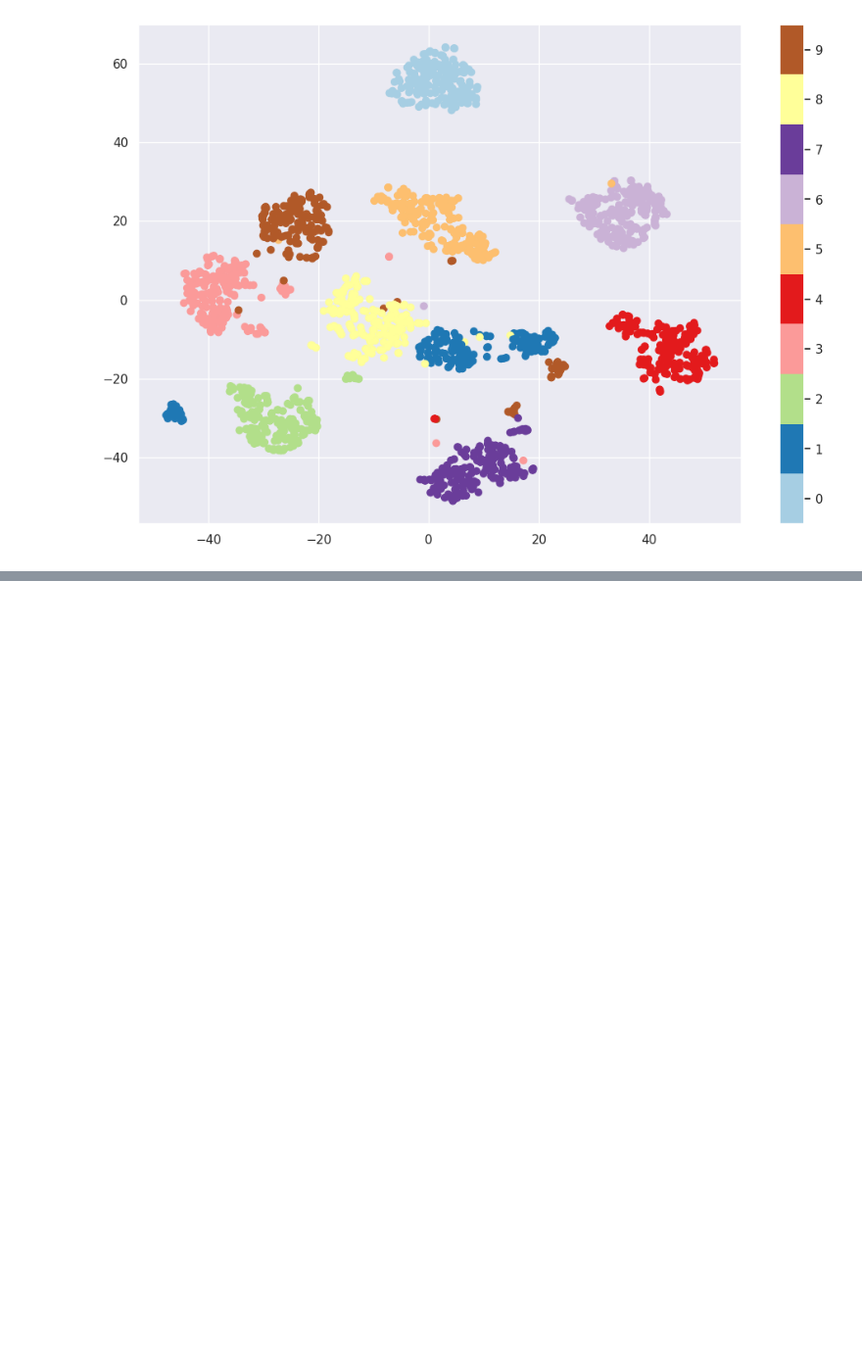
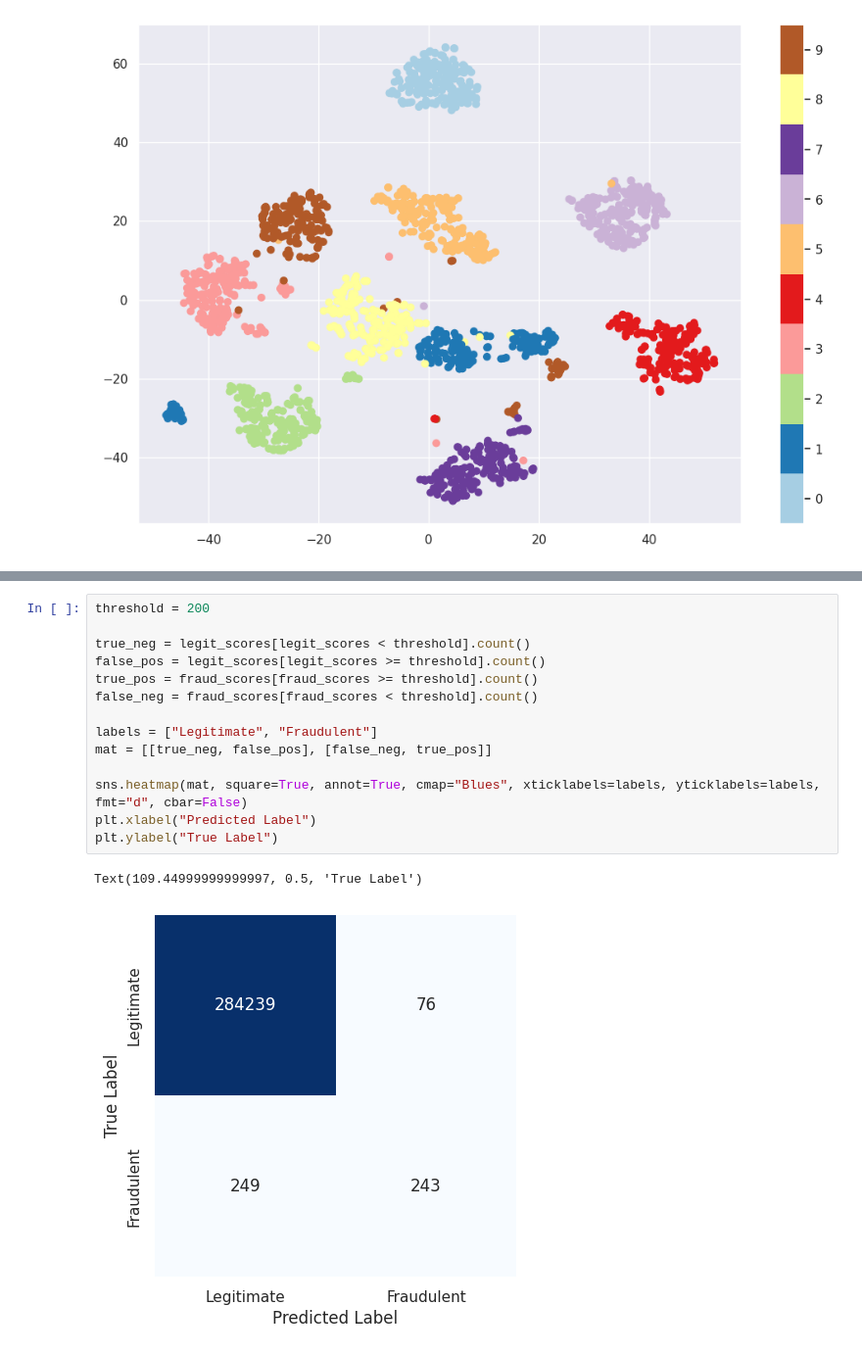
Before and after one commit to pbwauyo/learn-ml, a Jupyter notebook: 8 - pca.ipynb, the cells around one changed output, grey strips where cells are left out. Shown at 98% size. Drawn from its saved outputs; the diff is of its cells as text; blank space fills up the shorter version.

```diff
--- a/8 - pca.ipynb
+++ b/8 - pca.ipynb
@@ -165,0 +214,17 @@ plt.clim(-0.5, 9.5)
+# %%
+threshold = 200
+
+true_neg = legit_scores[legit_scores < threshold].count()
+false_pos = legit_scores[legit_scores >= threshold].count()
+true_pos = fraud_scores[fraud_scores >= threshold].count()
+false_neg = fraud_scores[fraud_scores < threshold].count()
+
+labels = ["Legitimate", "Fraudulent"]
+mat = [[true_neg, false_pos], [false_neg, true_pos]]
+
+sns.heatmap(mat, square=True, annot=True, cmap="Blues", xticklabels=labels, yticklabels=labels, fmt="d", cbar=False)
+plt.xlabel("Predicted Label")
+plt.ylabel("True Label")
+# %% [output]
+Text(109.44999999999997, 0.5, 'True Label')
+[figure, added]
```
Also changed, not shown: parts of 20 cells of this notebook.
